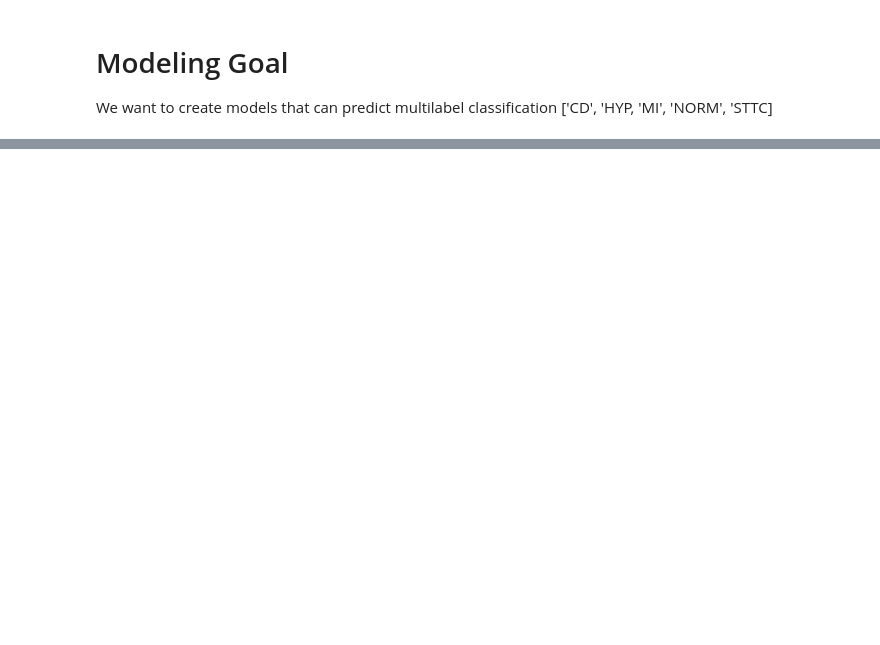
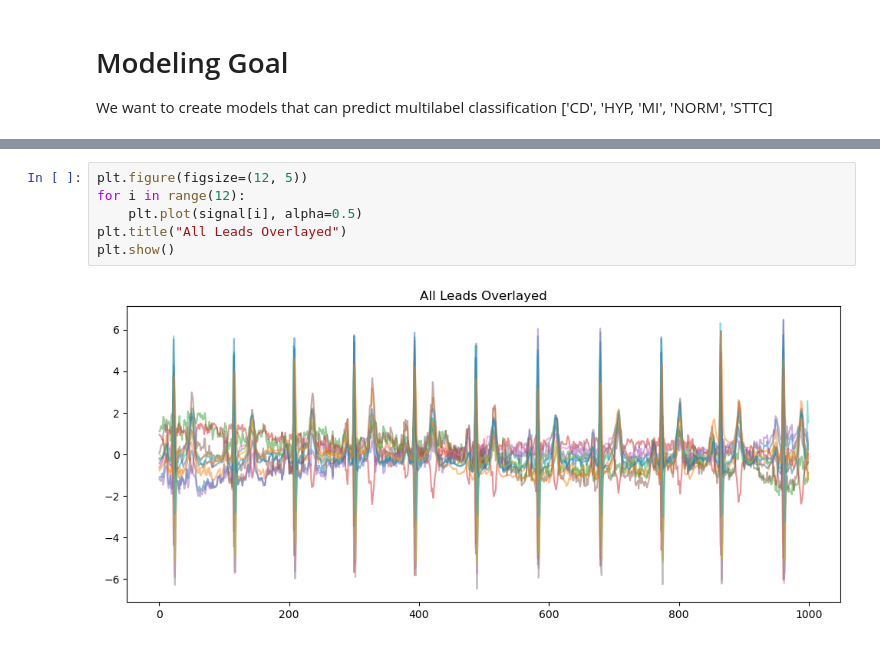
Before and after one commit to cristopher-d-delgado/ecg-ai-statistical-evaluation, a Jupyter notebook: notebooks/modeling.ipynb, the cells around one changed output, grey strips where cells are left out. Drawn from its saved outputs; the diff is of its cells as text; blank space fills up the shorter version.

```diff
--- a/notebooks/modeling.ipynb
+++ b/notebooks/modeling.ipynb
@@ -236,0 +365,8 @@ import seaborn as sns
+# %%
+plt.figure(figsize=(12, 5))
+for i in range(12):
+    plt.plot(signal[i], alpha=0.5)
+plt.title("All Leads Overlayed")
+plt.show()
+# %% [output]
+[figure, added]
```
Also changed, not shown: parts of 16 cells of this notebook.
